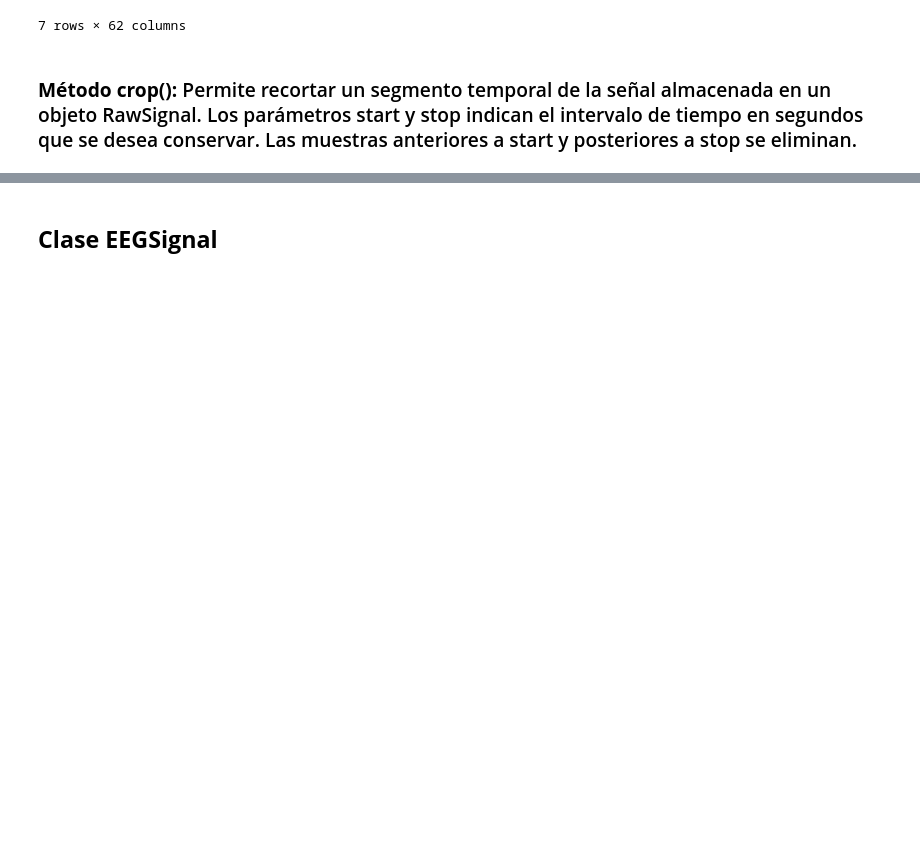
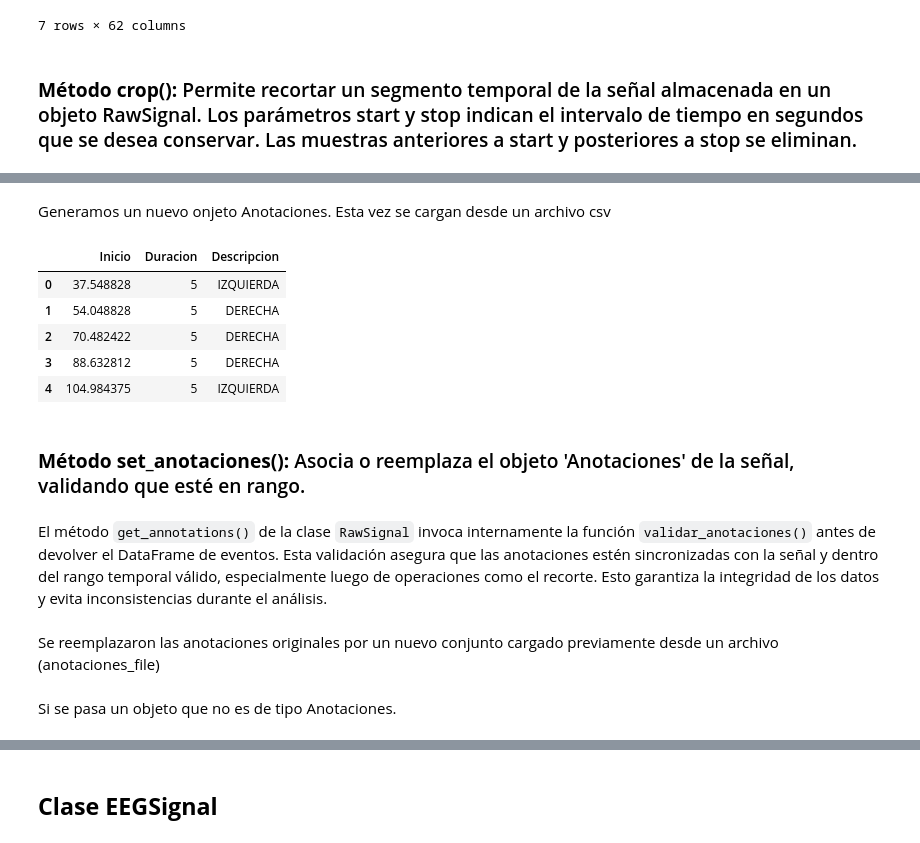
Before and after one commit to SrMichi19/TIF, a Jupyter notebook: 1. TIF/Pruebas Funcionales_TIF.ipynb, the cells around one changed output, grey strips where cells are left out. Saved outputs shown, nothing was run; the diff lists cells and outputs as text; code cells hidden in the pictures; blank space fills up the shorter version.

```diff
--- a/1. TIF/Pruebas Funcionales_TIF.ipynb
+++ b/1. TIF/Pruebas Funcionales_TIF.ipynb
@@ -678,5 +736,19 @@ datos
+# %% [markdown]
+Generamos un nuevo onjeto Anotaciones. Esta vez se cargan desde un archivo csv
 # %%
-# Generamos un nuevo onjeto Anotaciones. Esta vez se cargan desde un archivo csv
-anotaciones_file = Anotaciones(file="../2. tests/eeg/eventos_ejemplo.csv")
+anotaciones_file = Anotaciones(file="../2. Datos Prueba/eeg/eventos_ejemplo.csv")
 anotaciones_file.get_annotations().head()
+# %% [output]
+|  | Inicio | Duracion | Descripcion |
+| 0 | 37.548828 | 5 | IZQUIERDA |
+| 1 | 54.048828 | 5 | DERECHA |
+| 2 | 70.482422 | 5 | DERECHA |
+| 3 | 88.632812 | 5 | DERECHA |
+| 4 | 104.984375 | 5 | IZQUIERDA |
+# %% [markdown]
+### **Método set_anotaciones():** Asocia o reemplaza el objeto 'Anotaciones' de la señal, validando que esté en rango.
+# %% [markdown]
+El método `get_annotations()` de la clase `RawSignal` invoca internamente la función `validar_anotaciones()` antes de devolver el DataFrame de eventos. Esta validación asegura que las anotaciones estén sincronizadas con la señal y dentro del rango temporal válido, especialmente luego de operaciones como el recorte. Esto garantiza la integridad de los datos y evita inconsistencias durante el análisis.
+# %% [markdown]
+Se reemplazaron las anotaciones originales por un nuevo conjunto cargado previamente desde un archivo (anotaciones_file)
 # %%
@@ -684 +755,3 @@ anotaciones_file.get_annotations().head()
 raw_signal_2.set_anotaciones(anotaciones_file)
+# %% [markdown]
+Si se pasa un objeto que no es de tipo Anotaciones.
```
Also changed, not shown: parts of 69 cells of this notebook.
